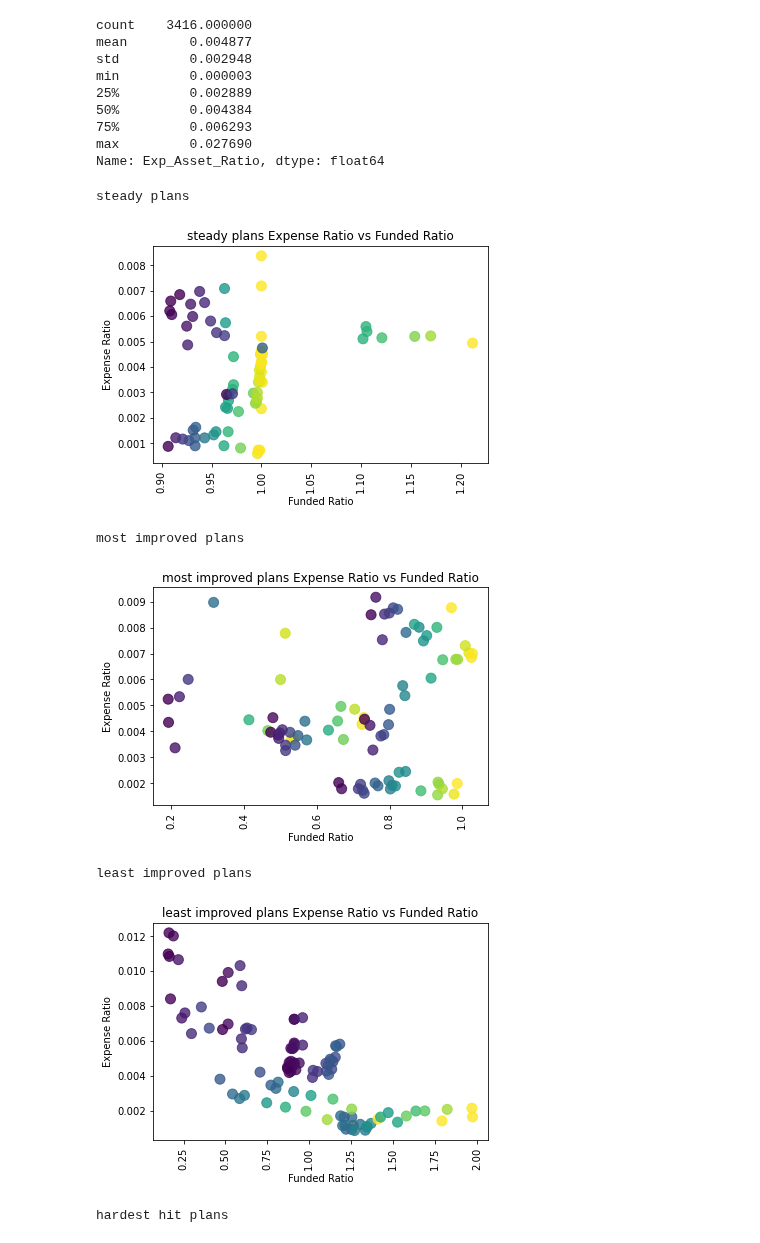
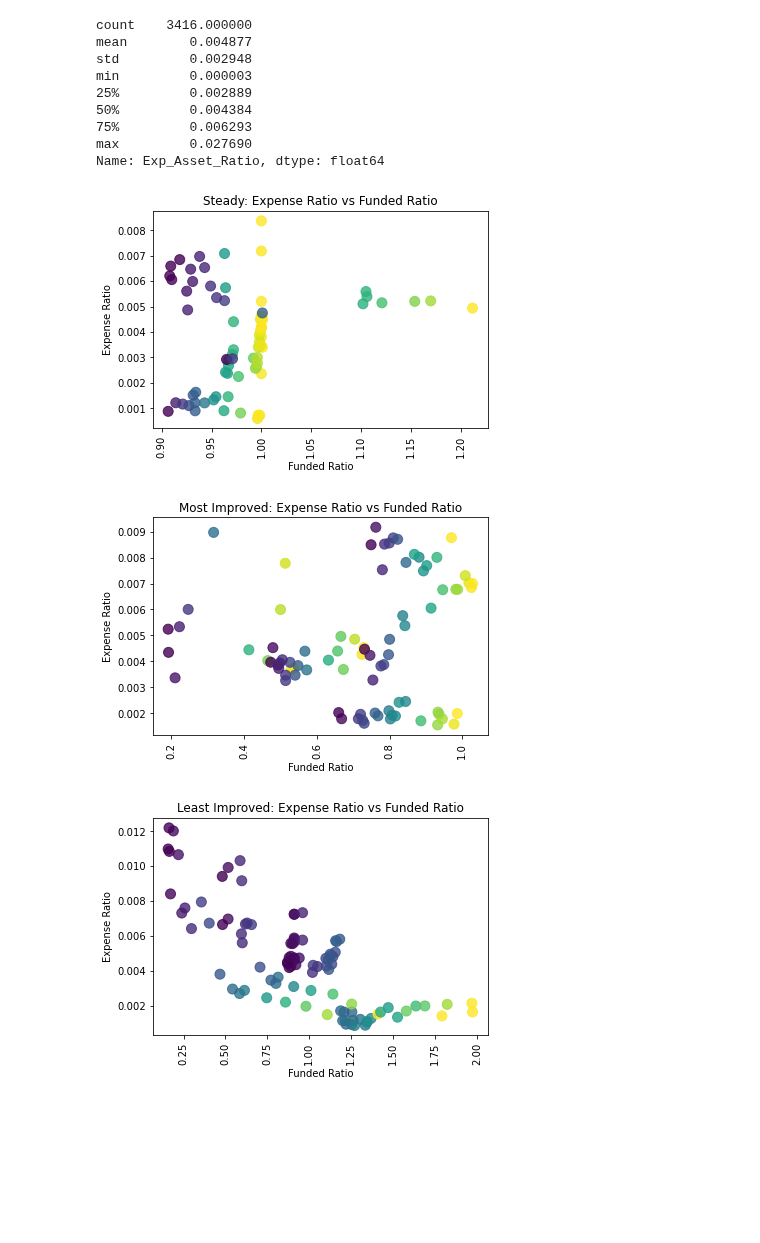
Before and after one commit to DeltaDeutsch/PPD-Group-Project, a Jupyter notebook: PPD Group Costs Fees.ipynb, the cells around one changed output. Drawn from its saved outputs; the diff is of its cells as text; code cells hidden in the pictures; blank space fills up the shorter version.

```diff
--- a/PPD Group Costs Fees.ipynb
+++ b/PPD Group Costs Fees.ipynb
@@ -14,10 +14,10 @@ least_improved_list=['41', '122', '120', '40', '119']
 hardest_hit_list=['168', '130', '184', '151', '31']
 # %%
 #Create dictionary of study plan ids
-study_plans_dict={"steady plans":focus_plans_list,
-                        "most improved plans":most_improved_list,
-                        "least improved plans":least_improved_list,
-                        "hardest hit plans":hardest_hit_list}
+study_plans_dict={"Steady":focus_plans_list,
+                        "Most Improved":most_improved_list,
+                        "Least Improved":least_improved_list,
+                        "Hardest Hit":hardest_hit_list}
 # %%
 #Set parameters
 paramsratios = {
@@ -86,24 +86,19 @@ Name: Exp_Asset_Ratio, dtype: float64
 # %%
 #Generate single plot for each key in the dictionary
 for key,value in study_plans_dict.items():
     for plans in value:
         plan_x=plan_income_funded_data_df[plan_income_funded_data_df["ppd_id"]==plans]
         plan_x_exprat=plan_x["Exp_Asset_Ratio"]
         plan_x_fundrat=plan_x["ActFundedRatio_GASB"]
         plan_x_fy=plan_x["fy"]
         plan_x_name=plan_data_df.loc[plan_data_df['ppd_id'] == plans, 'PlanName'].iloc[0]
-        plt.title(f'{key} Expense Ratio vs Funded Ratio')
+        plt.title(f'{key}: Expense Ratio vs Funded Ratio')
         plt.xlabel("Funded Ratio")
         plt.ylabel("Expense Ratio")
         plt.scatter(plan_x_fundrat,plan_x_exprat,c=plan_x_fundrat,s=100,alpha=.8)
         plt.xticks(rotation=90)
-    print(key)
     plt.show()
 # %% [output]
-steady plans
-[figure, old version]
+[figure, new version]
-most improved plans
-[figure, old version]
+[figure, new version]
-least improved plans
-[figure, old version]
+[figure, new version]
-hardest hit plans
```
Also changed, not shown: parts of 2 cells of this notebook, 1 other file.
